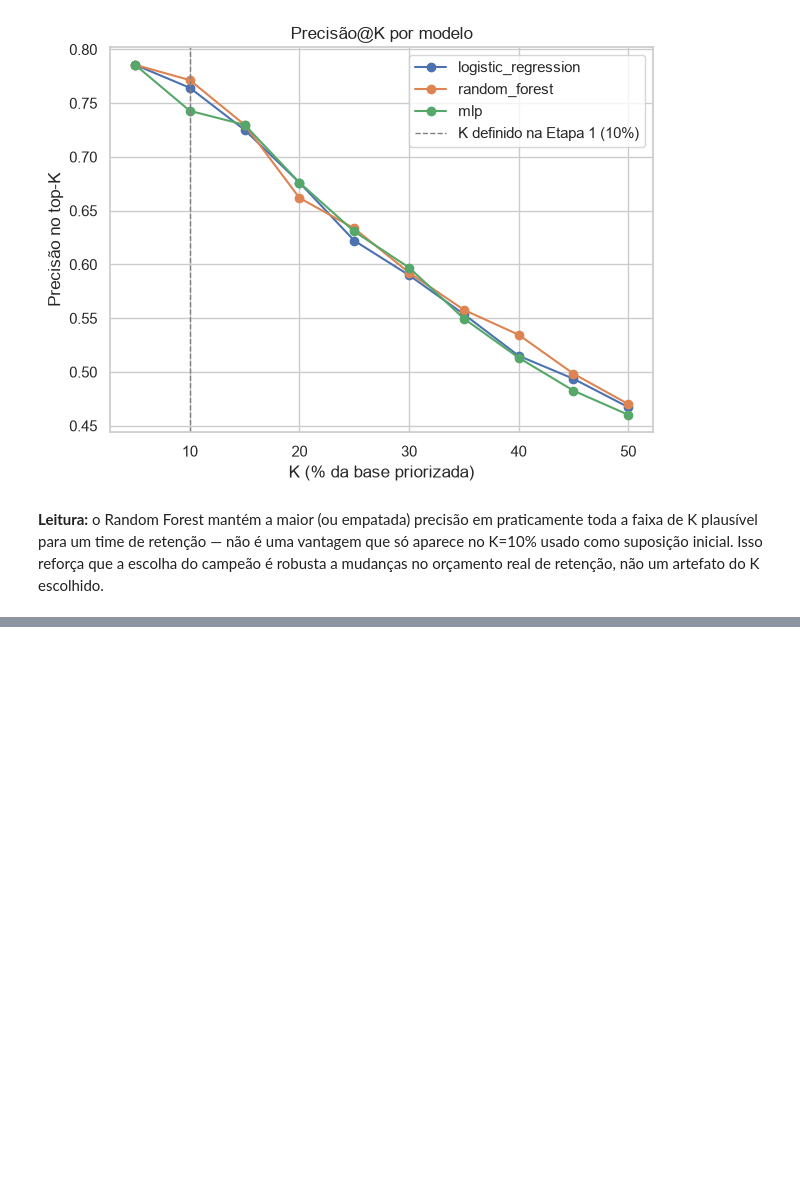
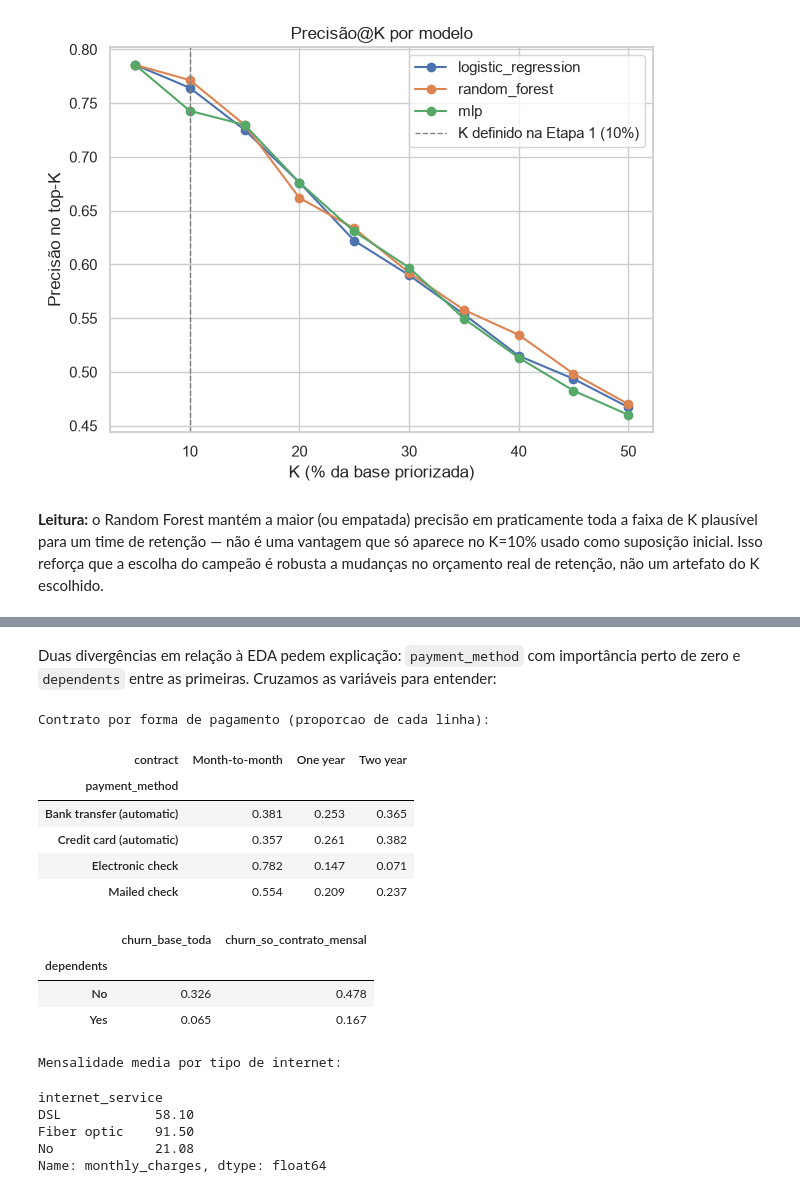
Before and after one commit to dudamarqs/churn-prediction-api, a Jupyter notebook: notebooks/model_comparison.ipynb, the cells around one changed output, grey strips where cells are left out. Saved outputs shown, nothing was run; the diff lists cells and outputs as text; code cells hidden in the pictures; blank space fills up the shorter version.

```diff
--- a/notebooks/model_comparison.ipynb
+++ b/notebooks/model_comparison.ipynb
@@ -193,0 +375,34 @@ retenção, não um artefato do K escolhido.
+# %% [markdown]
+Duas divergências em relação à EDA pedem explicação: `payment_method` com
+importância perto de zero e `dependents` entre as primeiras. Cruzamos as
+variáveis para entender:
+# %%
+print("Contrato por forma de pagamento (proporcao de cada linha):")
+display(pd.crosstab(df_clean["payment_method"], df_clean["contract"], normalize="index").round(3))
+
+month_to_month = df_clean[df_clean["contract"] == "Month-to-month"]
+display(pd.DataFrame({
+    "churn_base_toda": df_clean.groupby("dependents")["churn_value"].mean(),
+    "churn_so_contrato_mensal": month_to_month.groupby("dependents")["churn_value"].mean(),
+}).round(3))
+
+print("Mensalidade media por tipo de internet:")
+display(df_clean.groupby("internet_service")["monthly_charges"].mean().round(2))
+# %% [output]
+Contrato por forma de pagamento (proporcao de cada linha):
+| contract | Month-to-month | One year | Two year |
+| payment_method |  |  |  |
+| Bank transfer (automatic) | 0.381 | 0.253 | 0.365 |
+| Credit card (automatic) | 0.357 | 0.261 | 0.382 |
+| Electronic check | 0.782 | 0.147 | 0.071 |
+| Mailed check | 0.554 | 0.209 | 0.237 |
+|  | churn_base_toda | churn_so_contrato_mensal |
+| dependents |  |  |
+| No | 0.326 | 0.478 |
+| Yes | 0.065 | 0.167 |
+Mensalidade media por tipo de internet:
+internet_service
+DSL            58.10
+Fiber optic    91.50
+No             21.08
+Name: monthly_charges, dtype: float64
```
Also changed, not shown: parts of 17 cells of this notebook, 1 other file.
